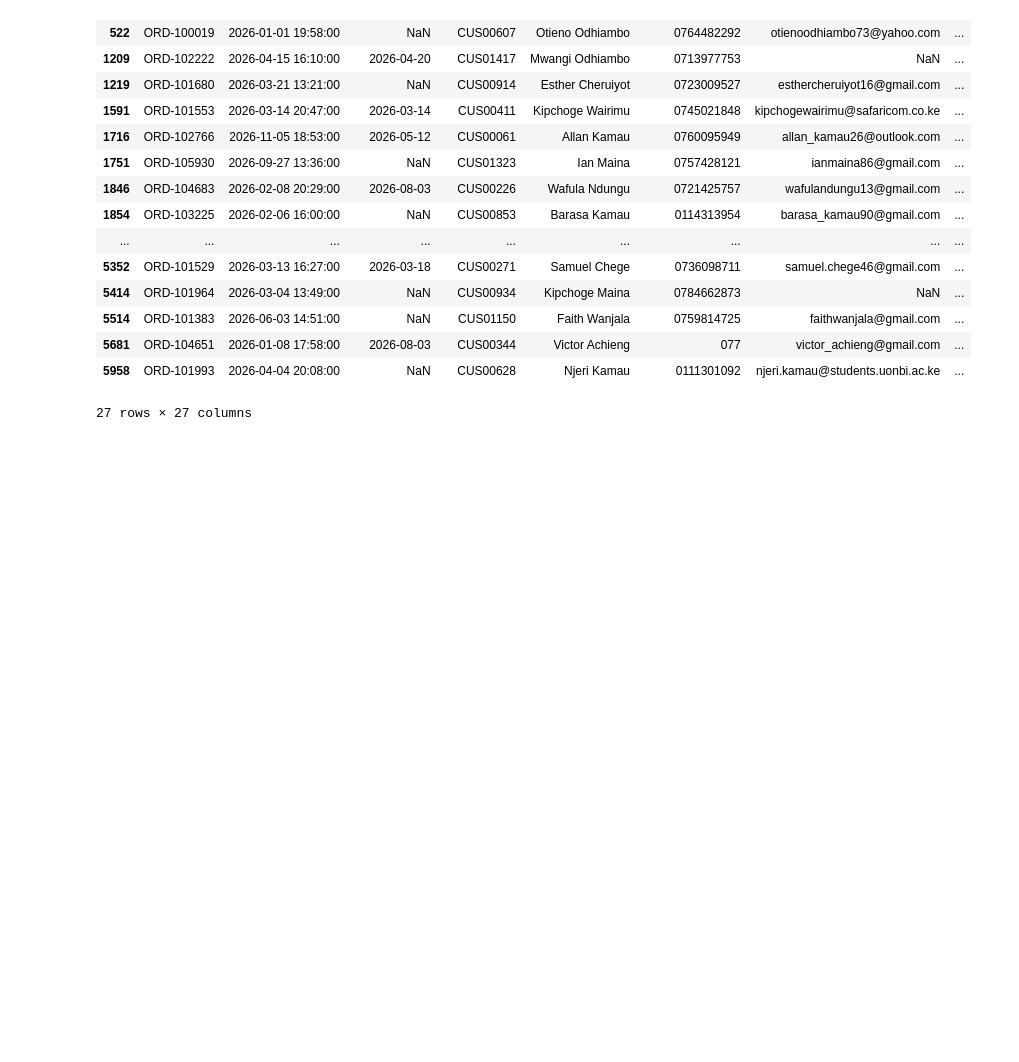
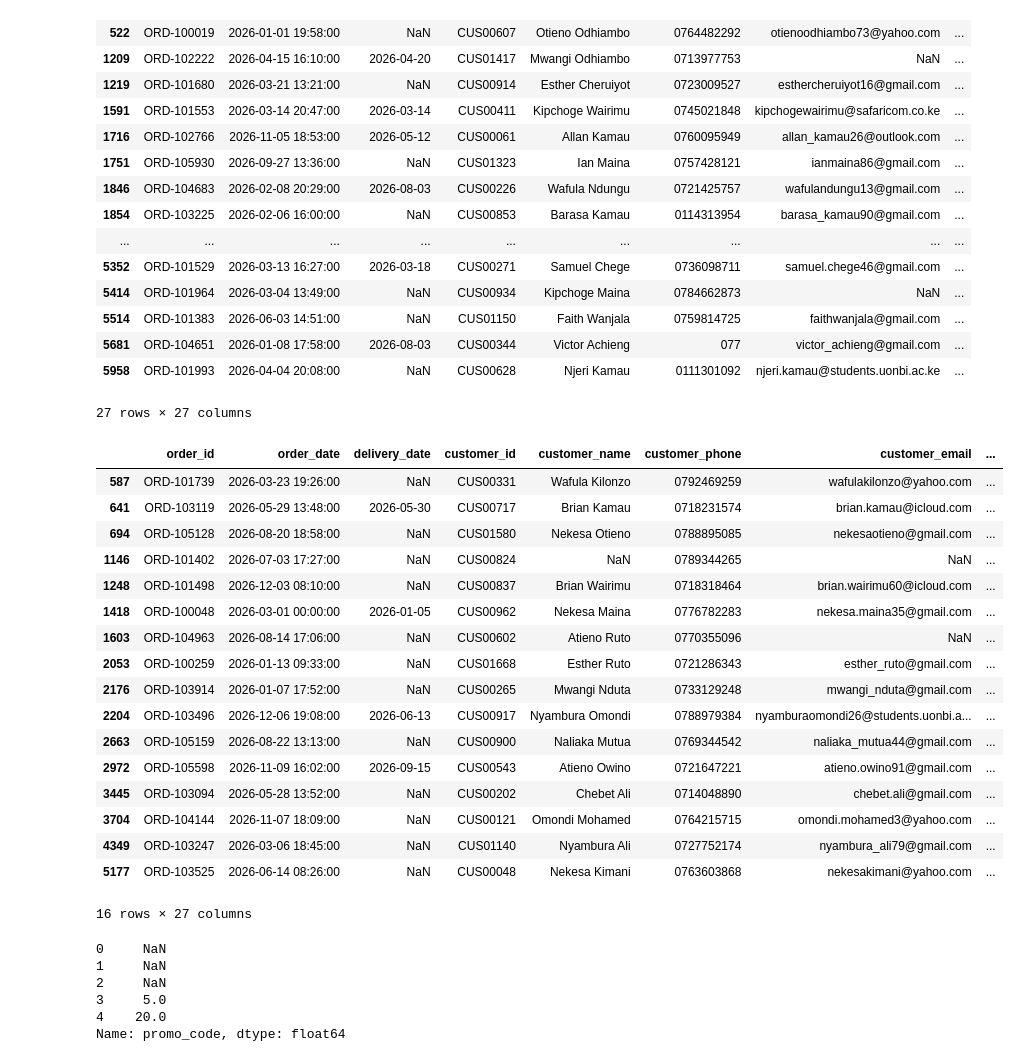
Before and after one commit to pinkleather221/retail-travel-analytics, a Jupyter notebook: notebooks/pharmacy_sales.ipynb, the cells around one changed output. Drawn from its saved outputs; the diff is of its cells as text; code cells hidden in the pictures; blank space fills up the shorter version.

```diff
--- a/notebooks/pharmacy_sales.ipynb
+++ b/notebooks/pharmacy_sales.ipynb
@@ -739 +740,34 @@ quantity_subset_zero
 df["quantity"] = df["quantity"].abs()
+# %%
+# cleaning the discount_pct column
+discount_subset = df[(df["discount_pct"] < 0) | (df["discount_pct"] > 30)]
+discount_subset
+# %% [output]
+|  | order_id | order_date | delivery_date | customer_id | customer_name | customer_phone | customer_email | ... |
+| 587 | ORD-101739 | 2026-03-23 19:26:00 | NaN | CUS00331 | Wafula Kilonzo | 0792469259 | wafulakilonzo@yahoo.com | ... |
+| 641 | ORD-103119 | 2026-05-29 13:48:00 | 2026-05-30 | CUS00717 | Brian Kamau | 0718231574 | brian.kamau@icloud.com | ... |
+| 694 | ORD-105128 | 2026-08-20 18:58:00 | NaN | CUS01580 | Nekesa Otieno | 0788895085 | nekesaotieno@gmail.com | ... |
+| 1146 | ORD-101402 | 2026-07-03 17:27:00 | NaN | CUS00824 | NaN | 0789344265 | NaN | ... |
+| 1248 | ORD-101498 | 2026-12-03 08:10:00 | NaN | CUS00837 | Brian Wairimu | 0718318464 | brian.wairimu60@icloud.com | ... |
+| 1418 | ORD-100048 | 2026-03-01 00:00:00 | 2026-01-05 | CUS00962 | Nekesa Maina | 0776782283 | nekesa.maina35@gmail.com | ... |
+| 1603 | ORD-104963 | 2026-08-14 17:06:00 | NaN | CUS00602 | Atieno Ruto | 0770355096 | NaN | ... |
+| 2053 | ORD-100259 | 2026-01-13 09:33:00 | NaN | CUS01668 | Esther Ruto | 0721286343 | esther_ruto@gmail.com | ... |
+| 2176 | ORD-103914 | 2026-01-07 17:52:00 | NaN | CUS00265 | Mwangi Nduta | 0733129248 | mwangi_nduta@gmail.com | ... |
+| 2204 | ORD-103496 | 2026-12-06 19:08:00 | 2026-06-13 | CUS00917 | Nyambura Omondi | 0788979384 | nyamburaomondi26@students.uonbi.a... | ... |
+| 2663 | ORD-105159 | 2026-08-22 13:13:00 | NaN | CUS00900 | Naliaka Mutua | 0769344542 | naliaka_mutua44@gmail.com | ... |
+| 2972 | ORD-105598 | 2026-11-09 16:02:00 | 2026-09-15 | CUS00543 | Atieno Owino | 0721647221 | atieno.owino91@gmail.com | ... |
+| 3445 | ORD-103094 | 2026-05-28 13:52:00 | NaN | CUS00202 | Chebet Ali | 0714048890 | chebet.ali@gmail.com | ... |
+| 3704 | ORD-104144 | 2026-11-07 18:09:00 | NaN | CUS00121 | Omondi Mohamed | 0764215715 | omondi.mohamed3@yahoo.com | ... |
+| 4349 | ORD-103247 | 2026-03-06 18:45:00 | NaN | CUS01140 | Nyambura Ali | 0727752174 | nyambura_ali79@gmail.com | ... |
+| 5177 | ORD-103525 | 2026-06-14 08:26:00 | NaN | CUS00048 | Nekesa Kimani | 0763603868 | nekesakimani@yahoo.com | ... |
+16 rows × 27 columns
+# %%
+promo_code_subset = df["promo_code"].str.replace(r'\D', "", regex=True).astype(float)
+promo_code_subset.head()
+# %% [output]
+0     NaN
+1     NaN
+2     NaN
+3     5.0
+4    20.0
+Name: promo_code, dtype: float64
```
Also changed, not shown: parts of 3 cells of this notebook.
